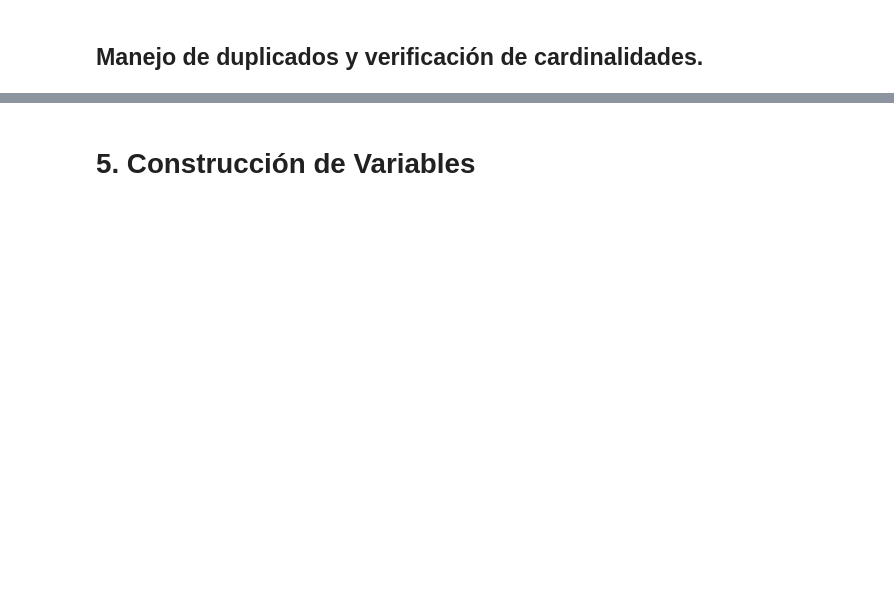
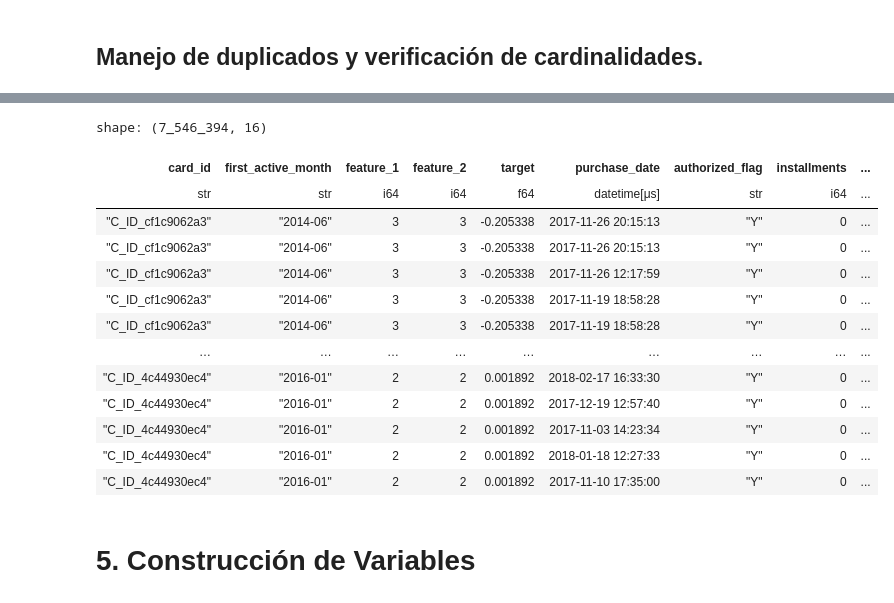
Before and after one commit to paulsantillan787/elo-data-mining, a Jupyter notebook: Preparacion_de_los_datos_v2.ipynb, the cells around one changed output, grey strips where cells are left out. Drawn from its saved outputs; the diff is of its cells as text; code cells hidden in the pictures; blank space fills up the shorter version.

Commit message:
fet: seleccion, limpieza, integracion y construccion de variables

```diff
--- a/Preparacion_de_los_datos_v2.ipynb
+++ b/Preparacion_de_los_datos_v2.ipynb
@@ -1121,0 +1097,7 @@ En conclusión, el uso del left join en todos los pasos de integración permite
+# %%
+# eliminar las filas que tengan valores nulos en las columnas merchant_id
+train_transaction = train_transaction.filter(pl.col("merchant_id").is_not_null())
+
+
+nulos_t_t = train_transaction.null_count().to_dict(as_series=False)
+nulos_t_t
@@ -1121,0 +1116,10 @@ En conclusión, el uso del left join en todos los pasos de integración permite
+# %%
+# unir los dataframes de train_transaction y merchants_selected. La unión se hace por la columna merchant_id
+def unir_dataframes_merchants(df1, df2, clave):
+    df_unido = df1.join(df2, on=clave, how="left")
+    return df_unido
+train_transaction_merchants = unir_dataframes_merchants(train_transaction, merchants_selected, "merchant_id")
+
+# contabilizar las columnas de train_transaction_merchants que tengan valores nulos
+nulos_train_transaction_merchants = train_transaction_merchants.null_count().to_dict(as_series=False)
+nulos_train_transaction_merchants
@@ -1126,2 +1157,21 @@ En conclusión, el uso del left join en todos los pasos de integración permite
+# %%
+# Guardar los dataframes filtrados
+train_transaction_merchants.write_csv("src/integracion_data/train_transaction_merchants.csv")
+train_transaction_merchants
+# %% [output]
+shape: (7_546_394, 16)
+| card_id | first_active_month | feature_1 | feature_2 | target | purchase_date | authorized_flag | installments | ... |
+| str | str | i64 | i64 | f64 | datetime[μs] | str | i64 | ... |
+| "C_ID_cf1c9062a3" | "2014-06" | 3 | 3 | -0.205338 | 2017-11-26 20:15:13 | "Y" | 0 | ... |
+| "C_ID_cf1c9062a3" | "2014-06" | 3 | 3 | -0.205338 | 2017-11-26 20:15:13 | "Y" | 0 | ... |
+| "C_ID_cf1c9062a3" | "2014-06" | 3 | 3 | -0.205338 | 2017-11-26 12:17:59 | "Y" | 0 | ... |
+| "C_ID_cf1c9062a3" | "2014-06" | 3 | 3 | -0.205338 | 2017-11-19 18:58:28 | "Y" | 0 | ... |
+| "C_ID_cf1c9062a3" | "2014-06" | 3 | 3 | -0.205338 | 2017-11-19 18:58:28 | "Y" | 0 | ... |
+| … | … | … | … | … | … | … | … | ... |
+| "C_ID_4c44930ec4" | "2016-01" | 2 | 2 | 0.001892 | 2018-02-17 16:33:30 | "Y" | 0 | ... |
+| "C_ID_4c44930ec4" | "2016-01" | 2 | 2 | 0.001892 | 2017-12-19 12:57:40 | "Y" | 0 | ... |
+| "C_ID_4c44930ec4" | "2016-01" | 2 | 2 | 0.001892 | 2017-11-03 14:23:34 | "Y" | 0 | ... |
+| "C_ID_4c44930ec4" | "2016-01" | 2 | 2 | 0.001892 | 2018-01-18 12:27:33 | "Y" | 0 | ... |
+| "C_ID_4c44930ec4" | "2016-01" | 2 | 2 | 0.001892 | 2017-11-10 17:35:00 | "Y" | 0 | ... |
 # %% [markdown]
 # 5. Construcción de Variables
```
Also changed, not shown: parts of 24 cells of this notebook.
